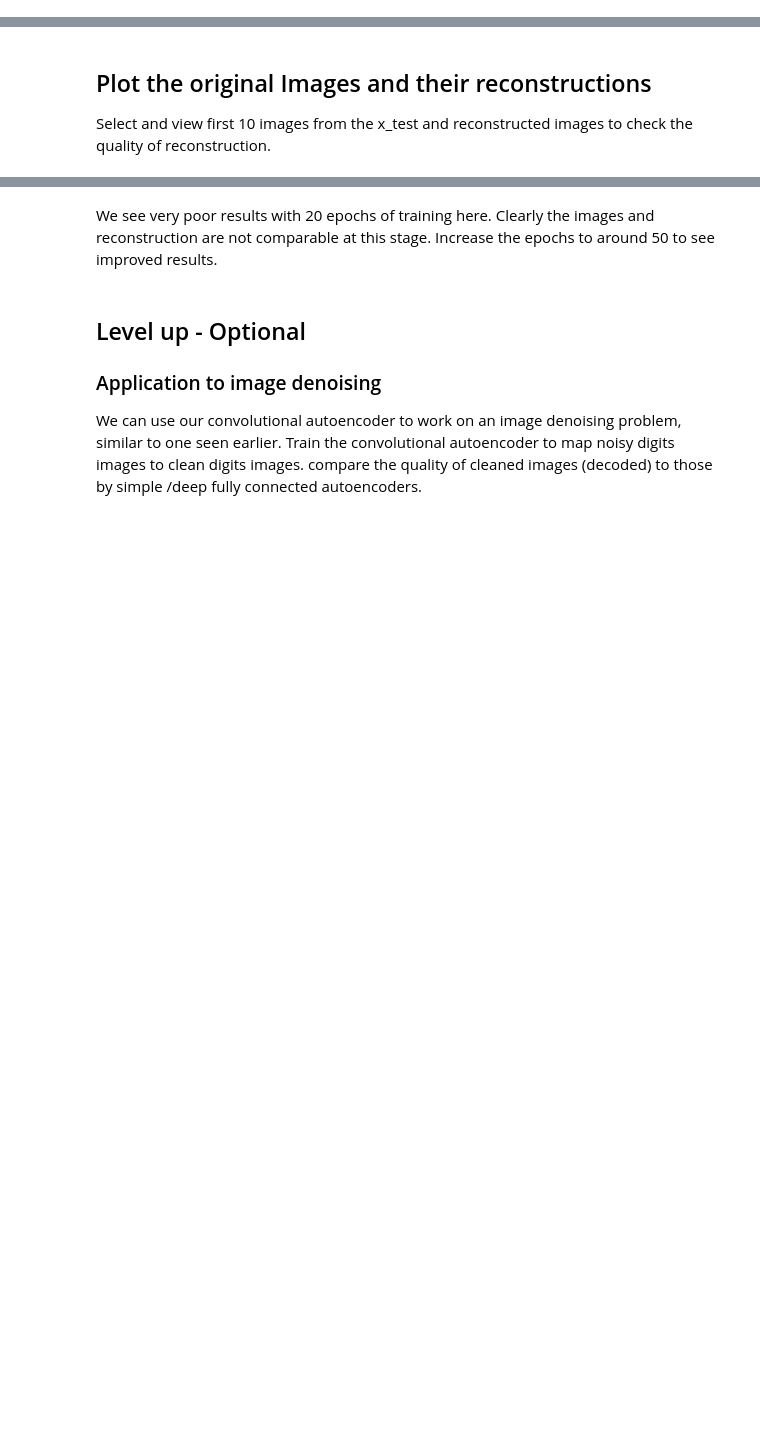
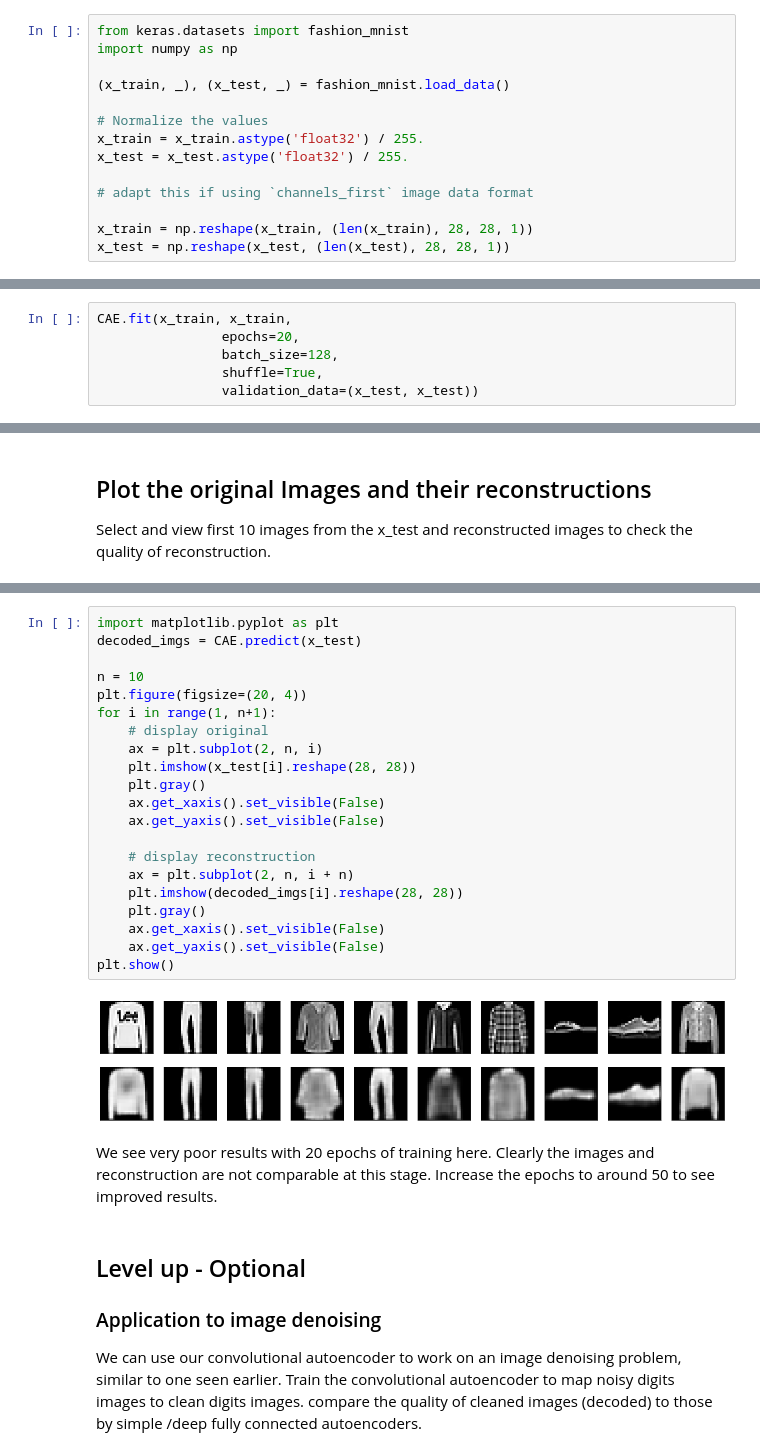
Before and after one commit to steeznation16/dsc-4-45-08-convolutional-autoencoders-lab-online-ds-ft-100118, a Jupyter notebook: index.ipynb, the cells around one changed output, grey strips where cells are left out. Saved outputs shown, nothing was run; the diff lists cells and outputs as text; blank space fills up the shorter version.

```diff
--- a/index.ipynb
+++ b/index.ipynb
@@ -89,3 +112,17 @@ As in previous examples, we will stick with fashion-MNIST or MNIST datasets for
+# %%
+from keras.datasets import fashion_mnist
+import numpy as np
+
+(x_train, _), (x_test, _) = fashion_mnist.load_data()
+
+# Normalize the values
+x_train = x_train.astype('float32') / 255.
+x_test = x_test.astype('float32') / 255.
+
+# adapt this if using `channels_first` image data format
+
+x_train = np.reshape(x_train, (len(x_train), 28, 28, 1))
+x_test = np.reshape(x_test, (len(x_test), 28, 28, 1))
 # %% [markdown]
 ## Train the CAE
 
@@ -117,0 +134,6 @@ Epoch 20/20
+# %%
+CAE.fit(x_train, x_train,
+                epochs=20,
+                batch_size=128,
+                shuffle=True,
+                validation_data=(x_test, x_test))
@@ -126,3 +163,26 @@ Select and view first 10 images from the x_test and reconstructed images to chec
+# %%
+import matplotlib.pyplot as plt
+decoded_imgs = CAE.predict(x_test)
+
+n = 10
+plt.figure(figsize=(20, 4))
+for i in range(1, n+1):
+    # display original
+    ax = plt.subplot(2, n, i)
+    plt.imshow(x_test[i].reshape(28, 28))
+    plt.gray()
+    ax.get_xaxis().set_visible(False)
+    ax.get_yaxis().set_visible(False)
+
+    # display reconstruction
+    ax = plt.subplot(2, n, i + n)
+    plt.imshow(decoded_imgs[i].reshape(28, 28))
+    plt.gray()
+    ax.get_xaxis().set_visible(False)
+    ax.get_yaxis().set_visible(False)
+plt.show()
+# %% [output]
+[figure, added]
 # %% [markdown]
 We see very poor results with 20 epochs of training here. Clearly the images and reconstruction are not comparable at this stage. Increase the epochs to around 50 to see improved results.
 # %% [markdown]
```
Also changed, not shown: parts of 6 cells of this notebook.
